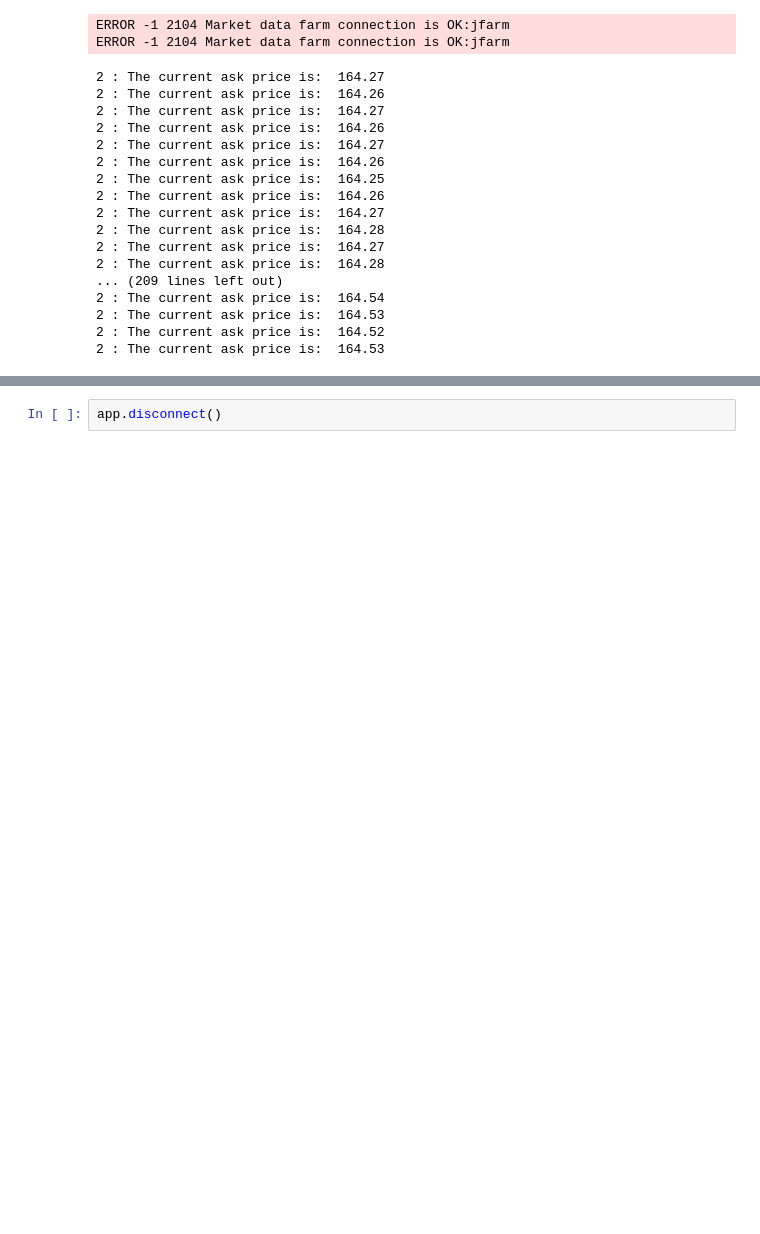
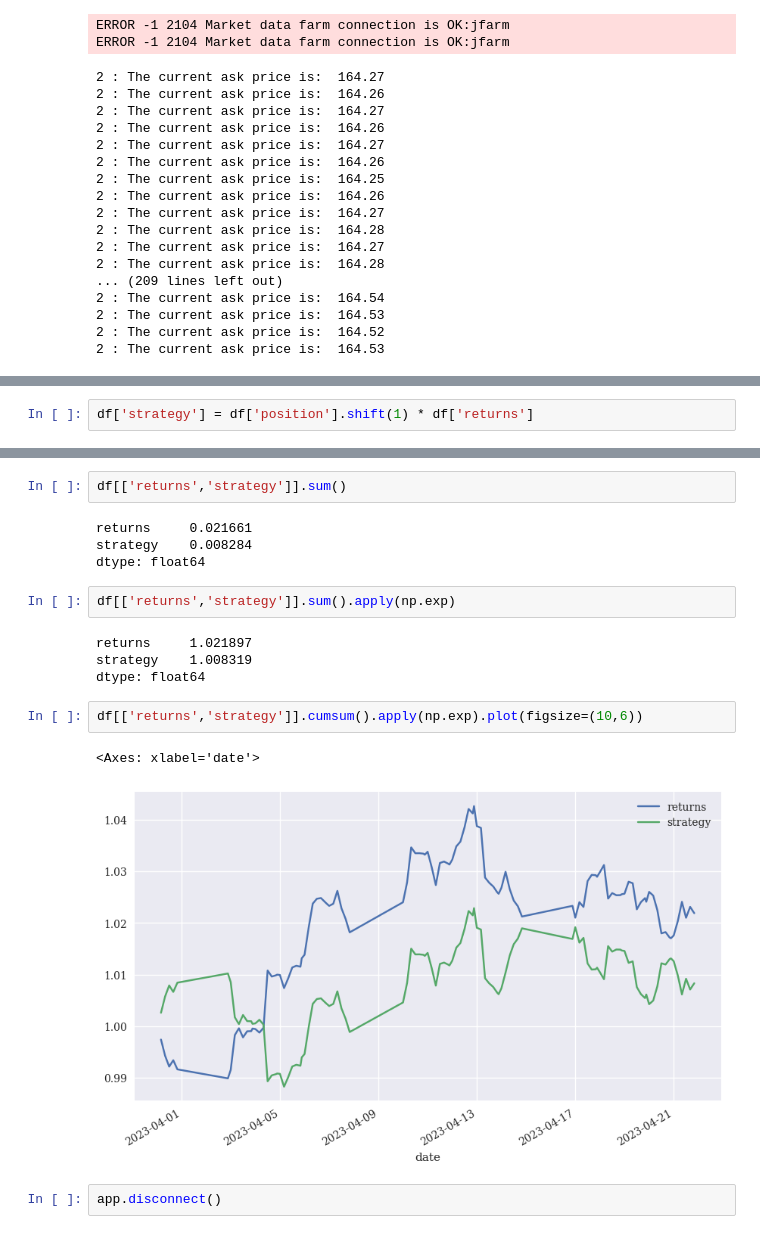
Before and after one commit to eltonplath/algo-trading, a Jupyter notebook: notebooks/IB_Scratchpad.ipynb, the cells around one changed output, grey strips where cells are left out. Saved outputs shown, nothing was run; the diff lists cells and outputs as text; blank space fills up the shorter version.

```diff
--- a/notebooks/IB_Scratchpad.ipynb
+++ b/notebooks/IB_Scratchpad.ipynb
@@ -154,0 +263,2 @@ df.to_csv('EURUSD_Hourly.csv')
+# %%
+df['strategy'] = df['position'].shift(1) * df['returns']
@@ -155,2 +286,19 @@ df.to_csv('EURUSD_Hourly.csv')
+# %%
+df[['returns','strategy']].sum()
+# %% [output]
+returns     0.021661
+strategy    0.008284
+dtype: float64
+# %%
+df[['returns','strategy']].sum().apply(np.exp)
+# %% [output]
+returns     1.021897
+strategy    1.008319
+dtype: float64
+# %%
+df[['returns','strategy']].cumsum().apply(np.exp).plot(figsize=(10,6))
+# %% [output]
+<Axes: xlabel='date'>
+[figure, added]
 # %%
 app.disconnect()
```
Also changed, not shown: parts of 13 cells of this notebook, 19 other files.
